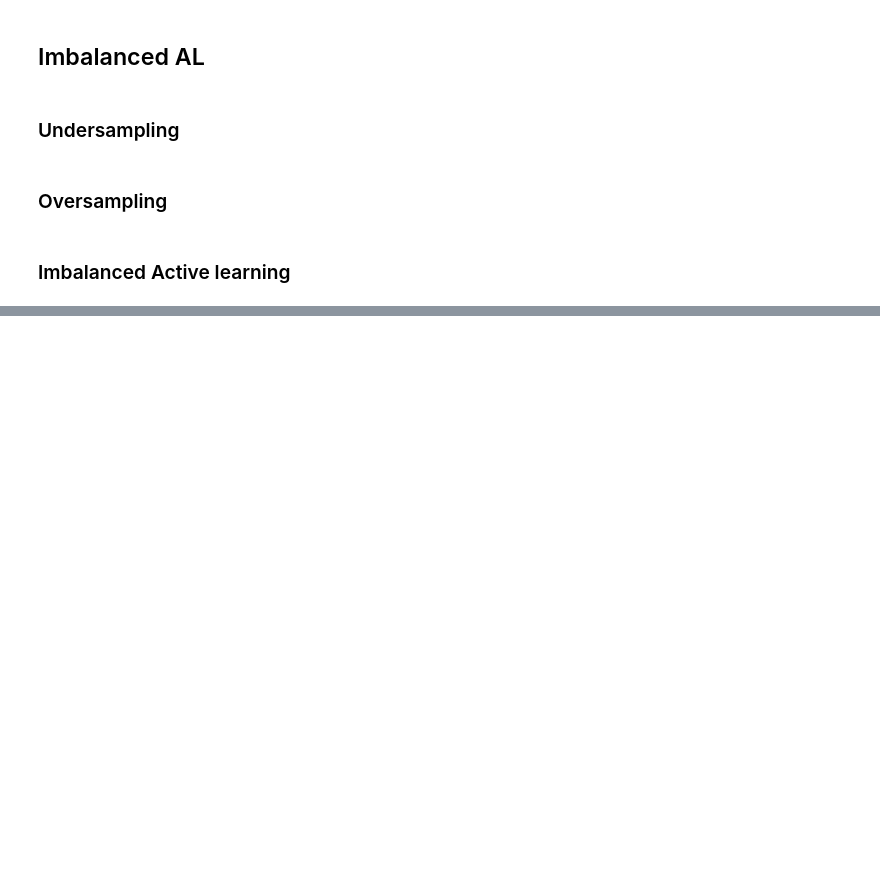
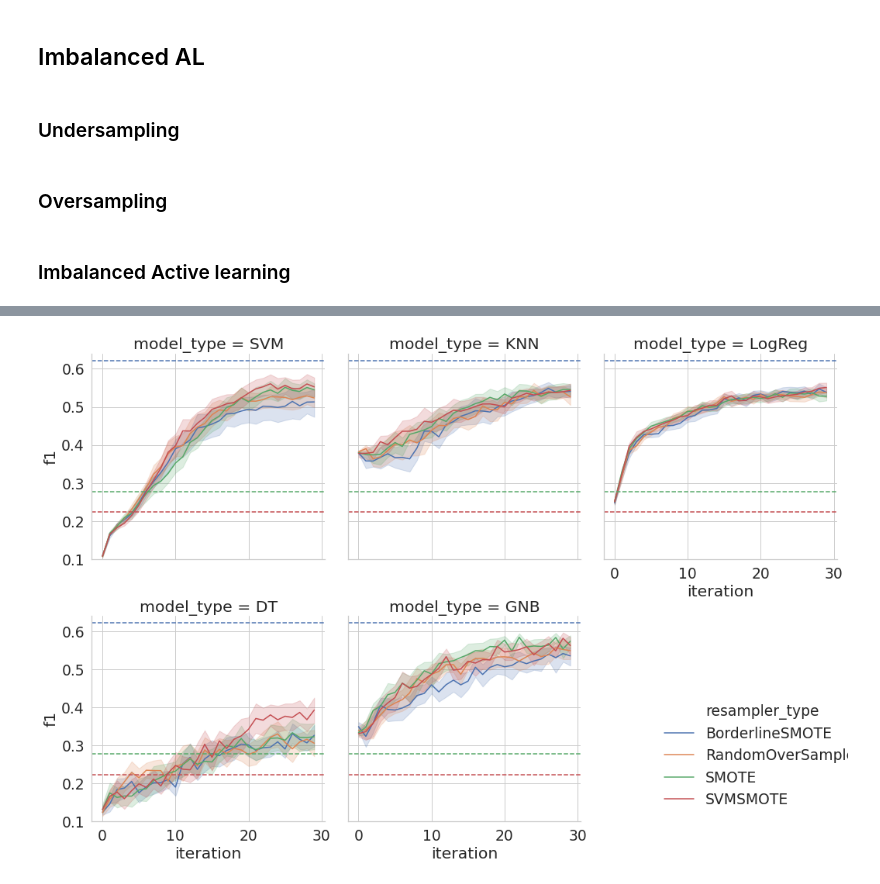
Before and after one commit to tsabata/active_anomaly_detection, a Jupyter notebook: active_ad.ipynb, the cells around one changed output, grey strips where cells are left out. Cells and saved outputs as stored; diff of their text form; code cells hidden in the pictures; blank space fills up the shorter version.

```diff
--- a/active_ad.ipynb
+++ b/active_ad.ipynb
@@ -494,6 +657,8 @@ model = RandomUnderSampler()
 resamplers.append(('RandomUnderSampler', model))
 model = RandomUnderSampler(replacement=True)
 resamplers.append(('RandomUnderSamplerReplacement', model))
+
+undersampling = set([r for r,_ in resamplers])
 # %% [markdown]
 ### Oversampling
 # %%
@@ -506,6 +671,8 @@ model = SMOTE()
 resamplers.append(('SMOTE', model))
 model = SVMSMOTE()
 resamplers.append(('SVMSMOTE', model))
+
+oversampling = set([r for r,_ in resamplers]) - undersampling
 # %% [markdown]
 ### Imbalanced Active learning
 # %%
@@ -615,0 +762,4 @@ seaborn.relplot(data= results_imbalanced[results_imbalanced.model_type=='KNN'],
+# %%
+import seaborn
+seaborn.set(font_scale=1.7)
+seaborn.set_style("whitegrid")
@@ -615,0 +768,15 @@ seaborn.relplot(data= results_imbalanced[results_imbalanced.model_type=='KNN'],
+# %%
+## undersamling
+
+fg = seaborn.relplot(data= results_imbalanced[(results_imbalanced.dataset_type=='test')&(results_imbalanced.resampler_type.isin(oversampling))],
+                     x='iteration',y='f1', col='model_type', hue='resampler_type', kind='line', col_wrap=3)
+for ax in fg.axes.flat:
+    ax.axhline(y=0.223776, linestyle='--', c='r')
+    ax.axhline(y=0.621359, linestyle='--')
+    ax.axhline(y=0.277136, linestyle='--', c='g')
+    ax.set_ylim(0.1,0.64)
+leg = fg._legend
+leg.set_bbox_to_anchor([0.8, 0.2])  # coordinates of lower left of bounding box
+fg.savefig('oversampling.pdf')
+# %% [output]
+[figure, added]
```
Also changed, not shown: parts of 55 cells of this notebook, 1 other file.
